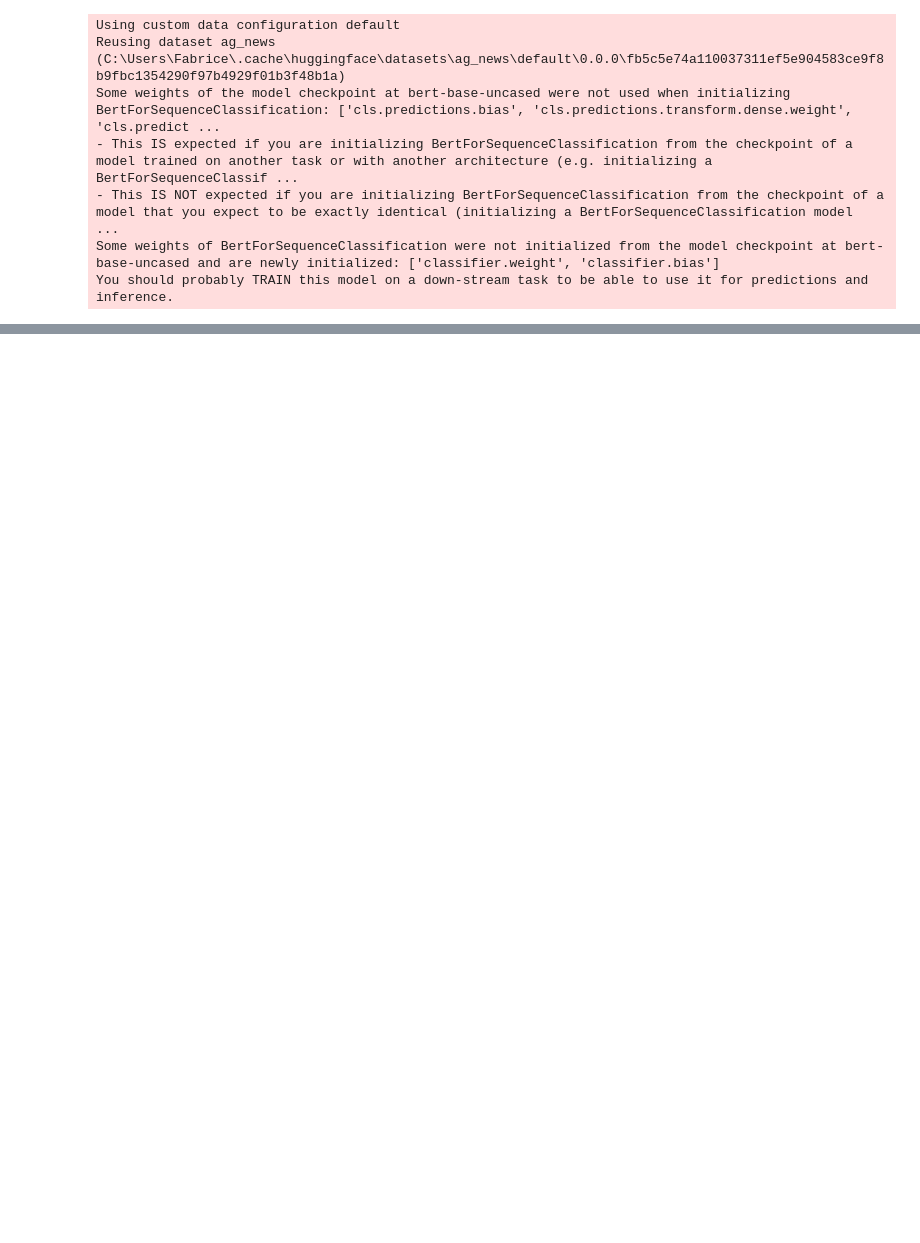
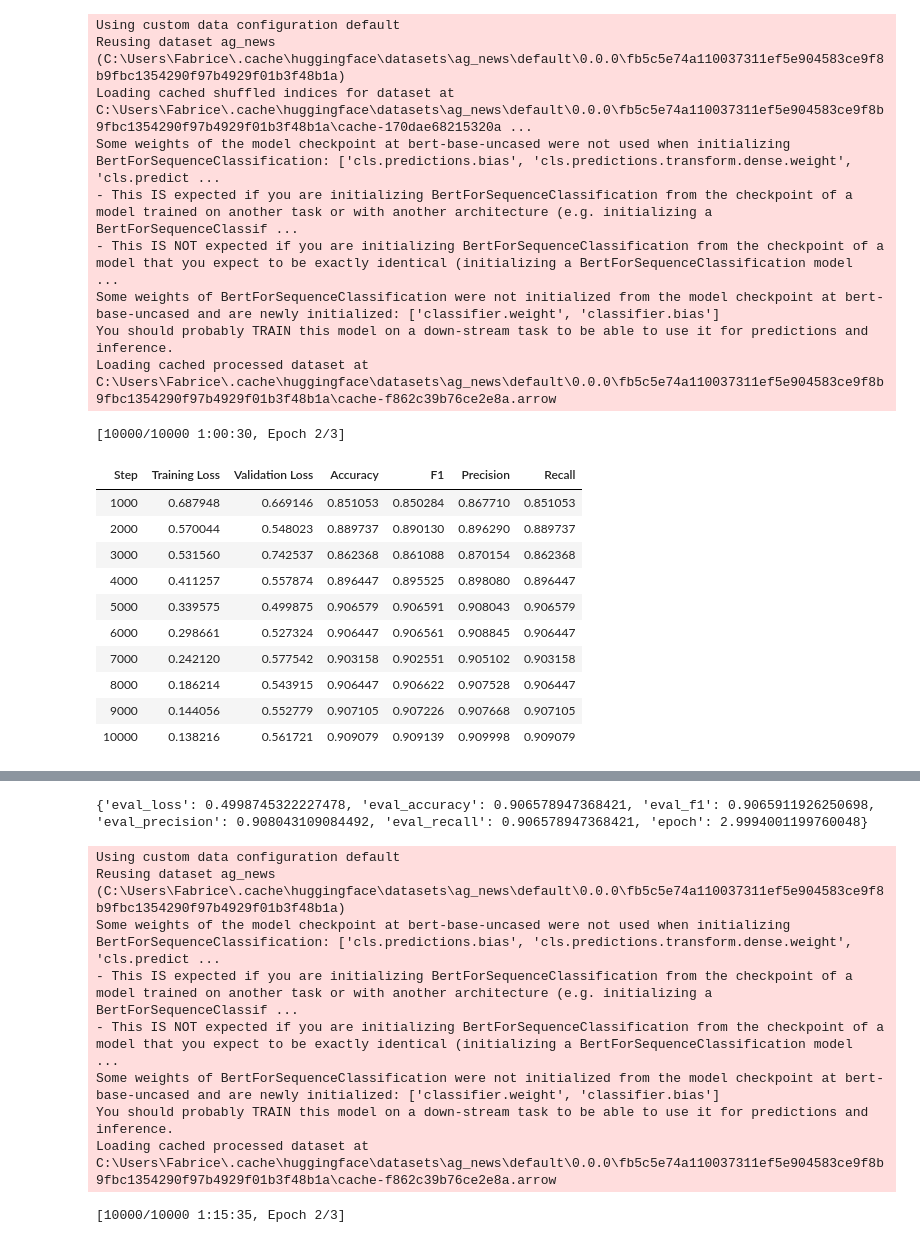
Before and after one commit to asakhala921/Sibyl_eval, a Jupyter notebook: train_AG_NEWS.ipynb, the cells around one changed output, grey strips where cells are left out. Saved outputs shown, nothing was run; the diff lists cells and outputs as text; code cells hidden in the pictures; blank space fills up the shorter version.

```diff
--- a/train_AG_NEWS.ipynb
+++ b/train_AG_NEWS.ipynb
@@ -71,6 +88,7 @@ for t in ['ORIG', 'INV', 'SIB-mix']:
         tokenizer = AutoTokenizer.from_pretrained(MODEL_NAME)
 
         train_dataset, test_dataset = load_dataset('ag_news', split=['train', 'test'])
+
         if t == 'ORIG':
             checkpoint = 'pretrained/bert-base-uncased-ag_news-ORIG'
             if use_pretrain and os.path.exists(checkpoint):
@@ -96,7 +114,13 @@ for t in ['ORIG', 'INV', 'SIB-mix']:
             if use_pretrain and os.path.exists(checkpoint):
                 MODEL_NAME = checkpoint
 
+        train_dataset.shuffle()
+
         model = AutoModelForSequenceClassification.from_pretrained(MODEL_NAME, num_labels=4).to(device)
+
+        # # reduce training time
+        # n = 10000
+        # train_dataset = Dataset.from_dict(train_dataset[:n])
 
         train_dataset = train_dataset.map(tokenize, batched=True, batch_size=len(train_dataset))
         test_dataset = test_dataset.map(tokenize, batched=True, batch_size=len(train_dataset))
@@ -105,53 +129,70 @@ for t in ['ORIG', 'INV', 'SIB-mix']:
         train_dataset.rename_column_('label', 'labels')
         test_dataset.rename_column_('label', 'labels')
 
+        train_batch_size = 3
+        eval_batch_size = 3
+        num_epoch = 10
+        max_steps = int((len(train_dataset) * num_epoch) / train_batch_size)
         training_args = TrainingArguments(
             output_dir='./pretrained/' + MODEL_NAME + '-ag_news-' + t,
             overwrite_output_dir=True,
-            max_steps=240000,
-            save_steps=24000,
+            max_steps=max_steps,
+            save_steps=int(max_steps / 10),
             save_total_limit=1,
-            per_device_train_batch_size=5,
-            per_device_eval_batch_size=5,
-            warmup_steps=500,
+            per_device_train_batch_size=train_batch_size,
+            per_device_eval_batch_size=eval_batch_size,
+            warmup_steps=int(max_steps / 100),
             weight_decay=0.01,
             logging_dir='./logs',
-            logging_steps=24000,
+            logging_steps=int(max_steps / 10),
             load_best_model_at_end=True,
             metric_for_best_model="loss",
             greater_is_better=False,
             evaluation_strategy="steps"
         )
 
         if t == 'SIB-mix':
-            data_collator = BCEwLogitsCollator()
-            trainer = BCEwLogitsTrainer(
+            trainer = Trainer_w_soft_target(
                 model=model,
                 args=training_args,
-                compute_metrics=BCEwLogits_compute_metrics,
+                compute_metrics=compute_metrics_w_soft_target,
                 train_dataset=train_dataset,
                 eval_dataset=test_dataset,
-                data_collator=data_collator,
-                callbacks=[EarlyStoppingCallback]
+                data_collator=DefaultCollator(),
+                callbacks=[EarlyStoppingCallback(early_stopping_patience=3)]
             )
         else:
             trainer = Trainer(
                 model=model,
                 args=training_args,
                 compute_metrics=compute_metrics,
                 train_dataset=train_dataset,
                 eval_dataset=test_dataset,
-                # callbacks=[EarlyStoppingCallback]
+                callbacks=[EarlyStoppingCallback(early_stopping_patience=3)]
             )
 
         trainer.train()
         out = trainer.evaluate()
         print(out)
 # %% [output]
 Using custom data configuration default
 Reusing dataset ag_news (C:\Users\Fabrice\.cache\huggingface\datasets\ag_news\default\0.0.0\fb5c5e74a110037311ef5e904583ce9f8b9fbc1354290f97b4929f01b3f48b1a)
+Loading cached shuffled indices for dataset at C:\Users\Fabrice\.cache\huggingface\datasets\ag_news\default\0.0.0\fb5c5e74a110037311ef5e904583ce9f8b9fbc1354290f97b4929f01b3f48b1a\cache-170dae68215320a ...
 Some weights of the model checkpoint at bert-base-uncased were not used when initializing BertForSequenceClassification: ['cls.predictions.bias', 'cls.predictions.transform.dense.weight', 'cls.predict ...
 - This IS expected if you are initializing BertForSequenceClassification from the checkpoint of a model trained on another task or with another architecture (e.g. initializing a BertForSequenceClassif ...
 - This IS NOT expected if you are initializing BertForSequenceClassification from the checkpoint of a model that you expect to be exactly identical (initializing a BertForSequenceClassification model  ...
 Some weights of BertForSequenceClassification were not initialized from the model checkpoint at bert-base-uncased and are newly initialized: ['classifier.weight', 'classifier.bias']
 You should probably TRAIN this model on a down-stream task to be able to use it for predictions and inference.
+Loading cached processed dataset at C:\Users\Fabrice\.cache\huggingface\datasets\ag_news\default\0.0.0\fb5c5e74a110037311ef5e904583ce9f8b9fbc1354290f97b4929f01b3f48b1a\cache-f862c39b76ce2e8a.arrow
+[10000/10000 1:00:30, Epoch 2/3]
+| Step | Training Loss | Validation Loss | Accuracy | F1 | Precision | Recall |
+| 1000 | 0.687948 | 0.669146 | 0.851053 | 0.850284 | 0.867710 | 0.851053 |
+| 2000 | 0.570044 | 0.548023 | 0.889737 | 0.890130 | 0.896290 | 0.889737 |
+| 3000 | 0.531560 | 0.742537 | 0.862368 | 0.861088 | 0.870154 | 0.862368 |
+| 4000 | 0.411257 | 0.557874 | 0.896447 | 0.895525 | 0.898080 | 0.896447 |
+| 5000 | 0.339575 | 0.499875 | 0.906579 | 0.906591 | 0.908043 | 0.906579 |
+| 6000 | 0.298661 | 0.527324 | 0.906447 | 0.906561 | 0.908845 | 0.906447 |
+| 7000 | 0.242120 | 0.577542 | 0.903158 | 0.902551 | 0.905102 | 0.903158 |
+| 8000 | 0.186214 | 0.543915 | 0.906447 | 0.906622 | 0.907528 | 0.906447 |
+| 9000 | 0.144056 | 0.552779 | 0.907105 | 0.907226 | 0.907668 | 0.907105 |
+| 10000 | 0.138216 | 0.561721 | 0.909079 | 0.909139 | 0.909998 | 0.909079 |
@@ -157,0 +200,10 @@ You should probably TRAIN this model on a down-stream task to be able to use it
+{'eval_loss': 0.4998745322227478, 'eval_accuracy': 0.906578947368421, 'eval_f1': 0.9065911926250698, 'eval_precision': 0.908043109084492, 'eval_recall': 0.906578947368421, 'epoch': 2.9994001199760048}
+Using custom data configuration default
+Reusing dataset ag_news (C:\Users\Fabrice\.cache\huggingface\datasets\ag_news\default\0.0.0\fb5c5e74a110037311ef5e904583ce9f8b9fbc1354290f97b4929f01b3f48b1a)
+Some weights of the model checkpoint at bert-base-uncased were not used when initializing BertForSequenceClassification: ['cls.predictions.bias', 'cls.predictions.transform.dense.weight', 'cls.predict ...
+- This IS expected if you are initializing BertForSequenceClassification from the checkpoint of a model trained on another task or with another architecture (e.g. initializing a BertForSequenceClassif ...
+- This IS NOT expected if you are initializing BertForSequenceClassification from the checkpoint of a model that you expect to be exactly identical (initializing a BertForSequenceClassification model  ...
+Some weights of BertForSequenceClassification were not initialized from the model checkpoint at bert-base-uncased and are newly initialized: ['classifier.weight', 'classifier.bias']
+You should probably TRAIN this model on a down-stream task to be able to use it for predictions and inference.
+Loading cached processed dataset at C:\Users\Fabrice\.cache\huggingface\datasets\ag_news\default\0.0.0\fb5c5e74a110037311ef5e904583ce9f8b9fbc1354290f97b4929f01b3f48b1a\cache-f862c39b76ce2e8a.arrow
+[10000/10000 1:15:35, Epoch 2/3]
```
Also changed, not shown: parts of 3 cells of this notebook.
